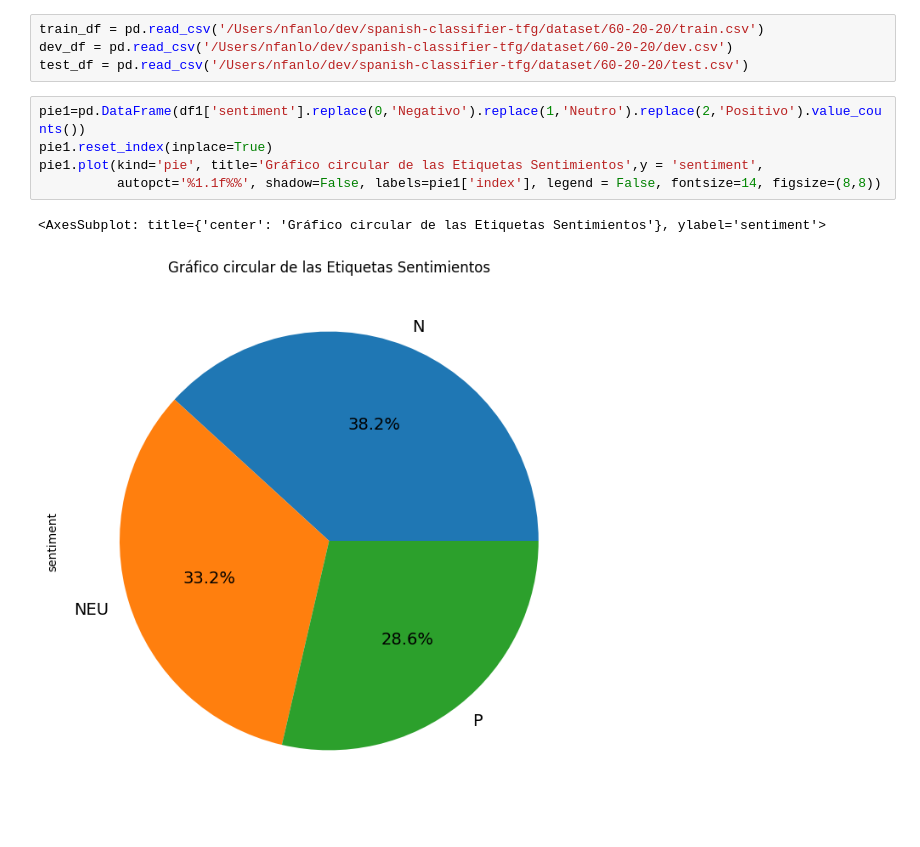
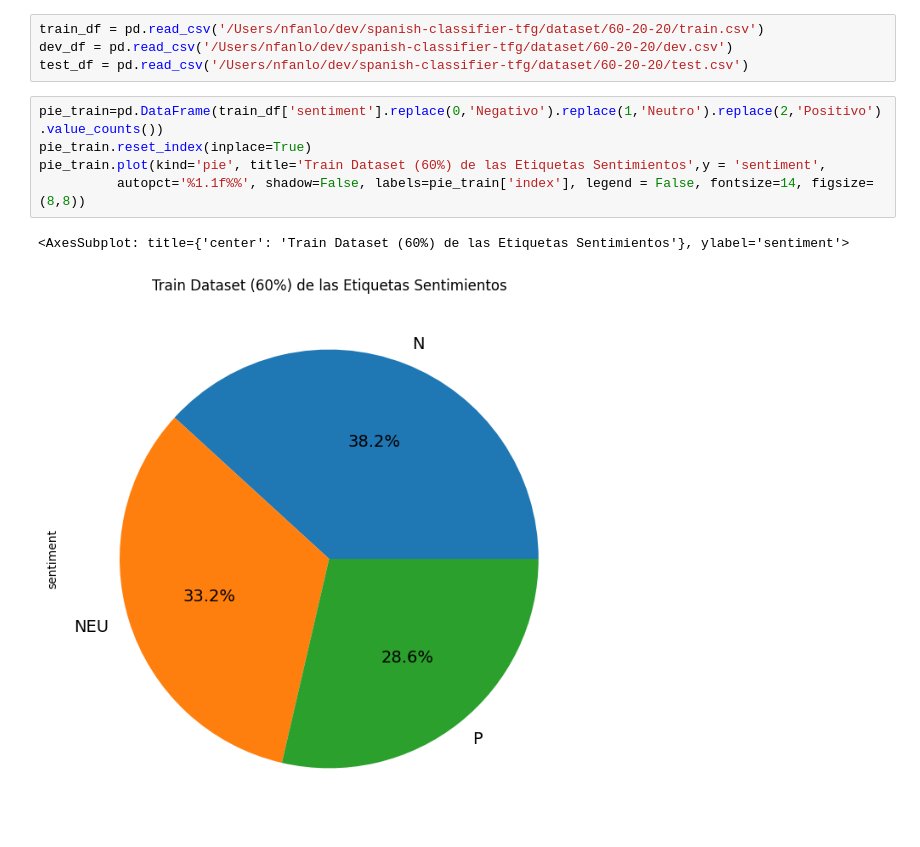
Before and after one commit to nfanlo/spanish-classifier-tfg, a Jupyter notebook: my_tests/Dataset Analysis.ipynb, the cells around one changed output. Drawn from its saved outputs; the diff is of its cells as text.

```diff
--- a/my_tests/Dataset Analysis.ipynb
+++ b/my_tests/Dataset Analysis.ipynb
@@ -9,11 +9,11 @@ train_df = pd.read_csv('/Users/nfanlo/dev/spanish-classifier-tfg/dataset/60-20-2
 dev_df = pd.read_csv('/Users/nfanlo/dev/spanish-classifier-tfg/dataset/60-20-20/dev.csv')
 test_df = pd.read_csv('/Users/nfanlo/dev/spanish-classifier-tfg/dataset/60-20-20/test.csv')
 # %%
-pie1=pd.DataFrame(df1['sentiment'].replace(0,'Negativo').replace(1,'Neutro').replace(2,'Positivo').value_counts())
-pie1.reset_index(inplace=True)
-pie1.plot(kind='pie', title='Gráfico circular de las Etiquetas Sentimientos',y = 'sentiment',
-          autopct='%1.1f%%', shadow=False, labels=pie1['index'], legend = False, fontsize=14, figsize=(8,8))
+pie_train=pd.DataFrame(train_df['sentiment'].replace(0,'Negativo').replace(1,'Neutro').replace(2,'Positivo').value_counts())
+pie_train.reset_index(inplace=True)
+pie_train.plot(kind='pie', title='Train Dataset (60%) de las Etiquetas Sentimientos',y = 'sentiment',
+          autopct='%1.1f%%', shadow=False, labels=pie_train['index'], legend = False, fontsize=14, figsize=(8,8))
 # %% [output]
-<AxesSubplot: title={'center': 'Gráfico circular de las Etiquetas Sentimientos'}, ylabel='sentiment'>
+<AxesSubplot: title={'center': 'Train Dataset (60%) de las Etiquetas Sentimientos'}, ylabel='sentiment'>
-[figure, old version]
+[figure, new version]
 # %%
```
Also changed, not shown: parts of 2 cells of this notebook.
